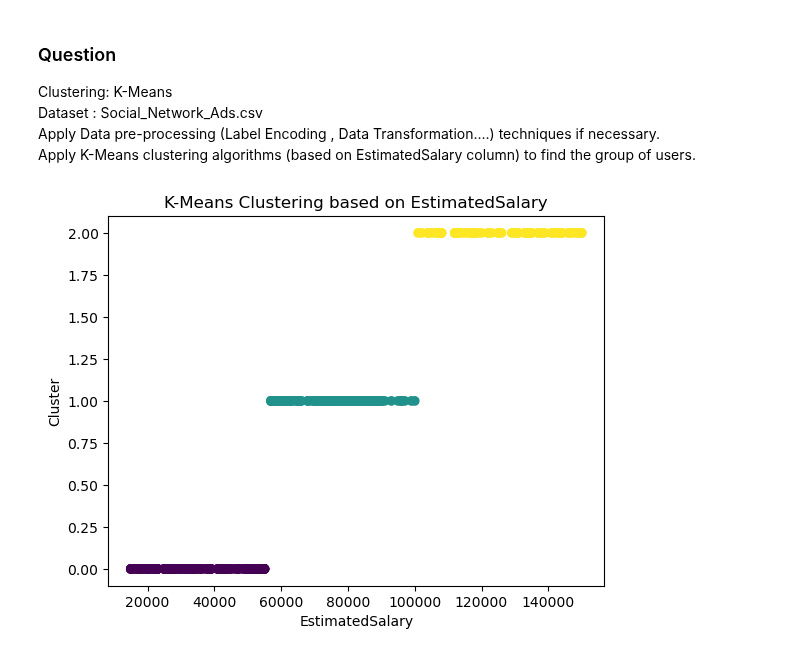
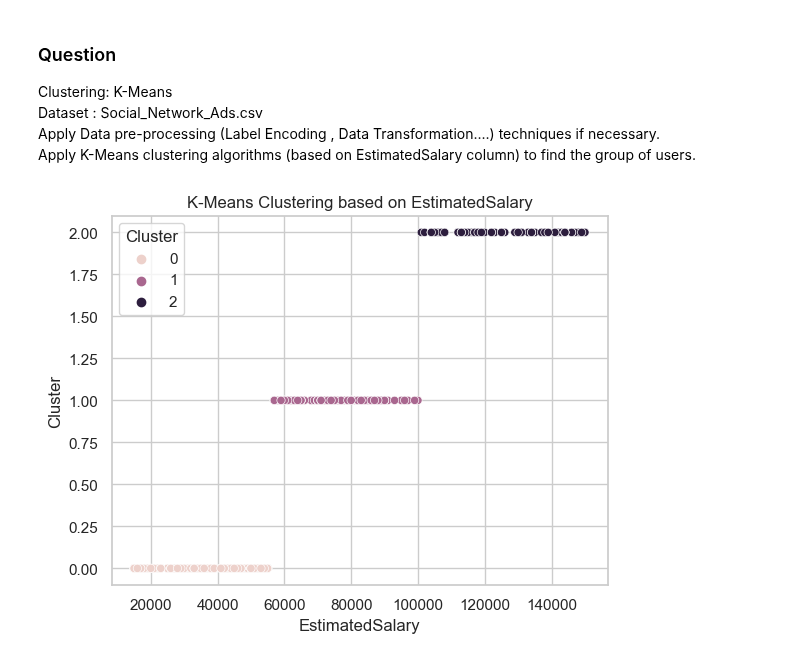
Before and after one commit to shauryasxn/ML-Practice, a Jupyter notebook: K-Means/Social Network/socialnetworkkm.ipynb, the cells around one changed output. Cells and saved outputs as stored; diff of their text form; code cells hidden in the pictures.

```diff
--- a/K-Means/Social Network/socialnetworkkm.ipynb
+++ b/K-Means/Social Network/socialnetworkkm.ipynb
@@ -26,11 +27,11 @@ X_scaled = StandardScaler().fit_transform(X)
 kmeans = KMeans(n_clusters=3, random_state=42)
 df['Cluster'] = kmeans.fit_predict(X_scaled)
 # %%
-# Visualize the clusters
-plt.scatter(X['EstimatedSalary'], df['Cluster'], c=df['Cluster'])
+# Scatter plot using Seaborn
+sns.scatterplot(x='EstimatedSalary', y='Cluster', hue='Cluster', data=df)
 plt.title('K-Means Clustering based on EstimatedSalary')
 plt.xlabel('EstimatedSalary')
 plt.ylabel('Cluster')
 plt.show()
 # %% [output]
-[figure, old version]
+[figure, new version]
```
Also changed, not shown: parts of 1 cell of this notebook.
